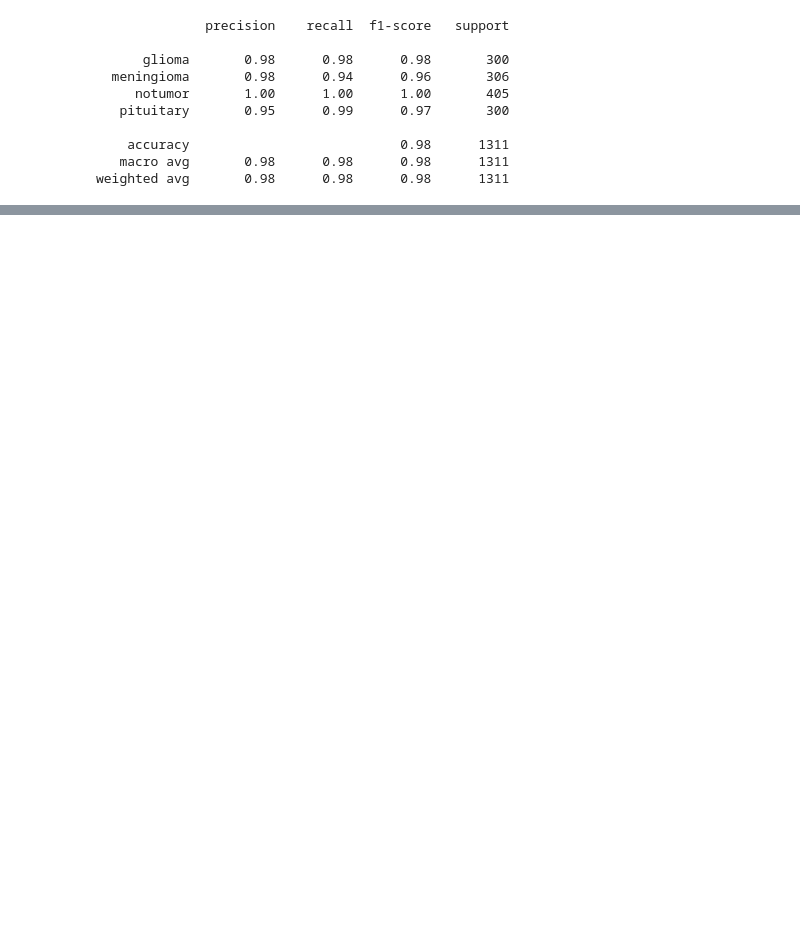
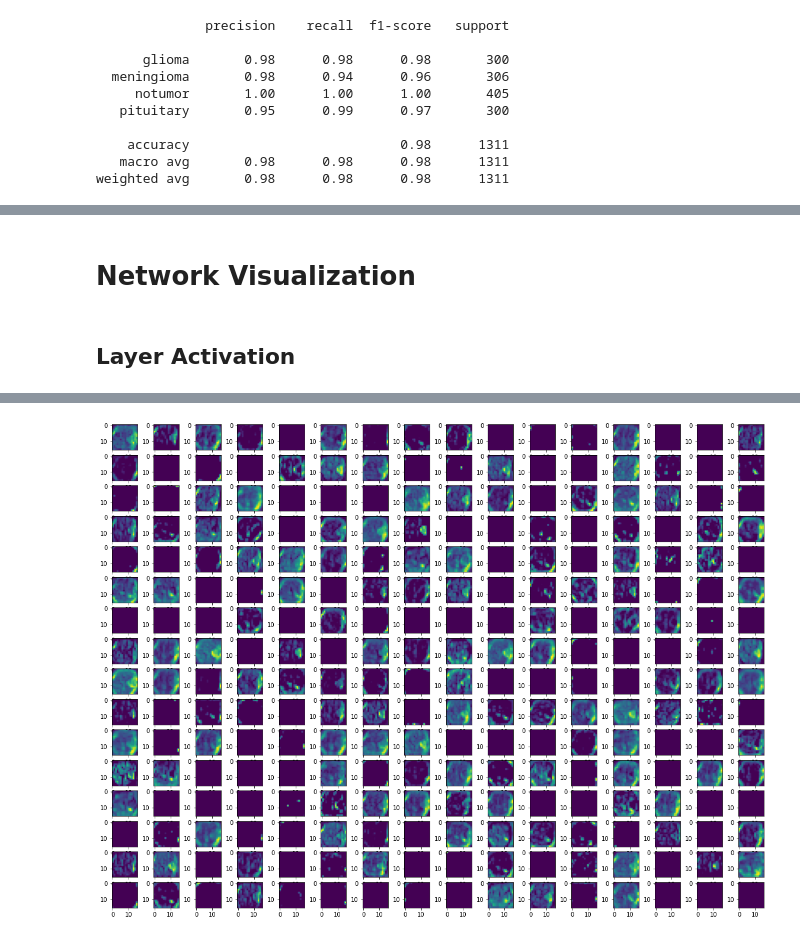
Before and after one commit to jonathat22/Brain-Tumor-Classification, a Jupyter notebook: TF_brain_class_inference.ipynb, the cells around one changed output, grey strips where cells are left out. Saved outputs shown, nothing was run; the diff lists cells and outputs as text; code cells hidden in the pictures; blank space fills up the shorter version.

Commit message:
added network layer and activation map visualization

```diff
--- a/TF_brain_class_inference.ipynb
+++ b/TF_brain_class_inference.ipynb
@@ -140,0 +195,11 @@ array([[7.4305217e-04, 3.6746690e-03, 9.9416637e-01, 1.4159067e-03],
+# %% [markdown]
+# Network Visualization
+# %%
+orig_test_image = "/Users/Jonathan/Desktop/Errythang/MSDAS/Bioinformatics/project/Brain-Tumor-Classification/Testing/meningioma/Te-me_0012.jpg"
+test_image_arr = load_image_array(orig_test_image)
+# %% [markdown]
+## Layer Activation
+# %%
+vis_model = Model(inputs=model.inputs, outputs=model.layers[11].output)
+visualize_layer_activations(test_image_arr, vis_model)
+# %% [output]
@@ -140,0 +207 @@ array([[7.4305217e-04, 3.6746690e-03, 9.9416637e-01, 1.4159067e-03],
+[figure, added]
```
Also changed, not shown: parts of 13 cells of this notebook.
